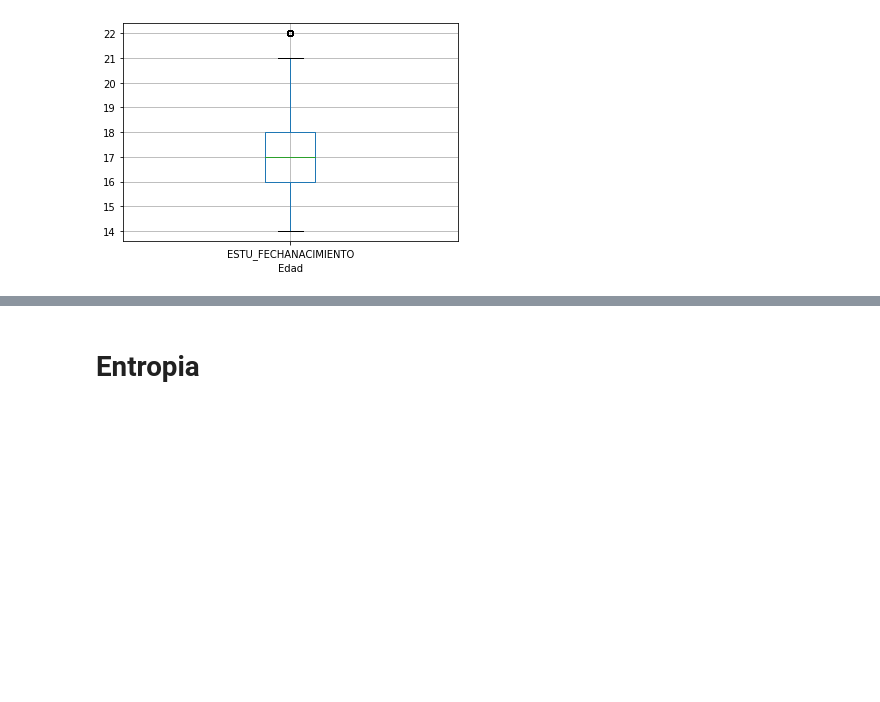
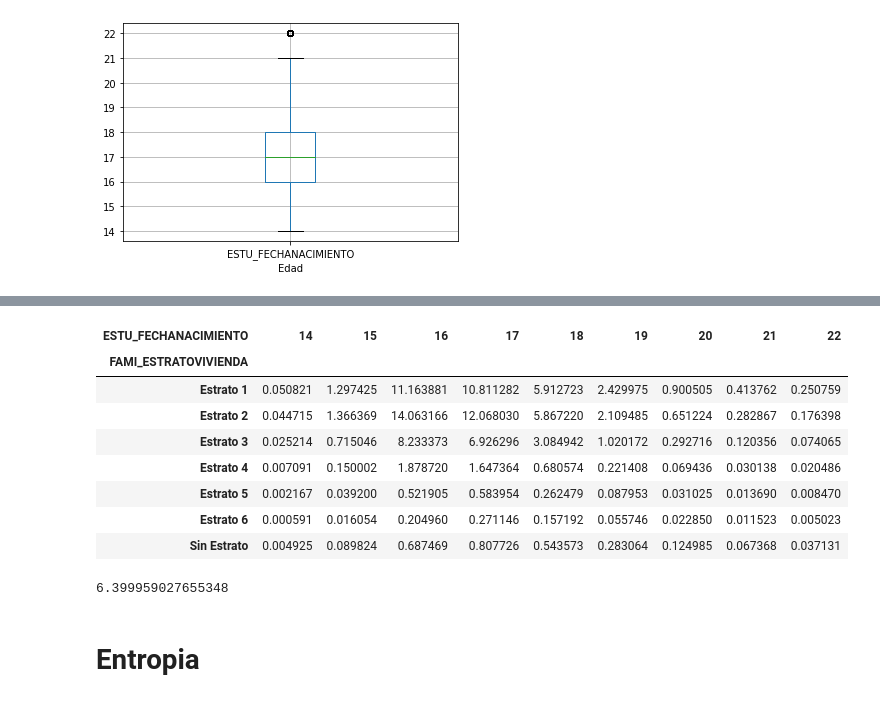
Before and after one commit to dsgantivac/DataMiningProject, a Jupyter notebook: Analisis exploratorio Reduced.ipynb, the cells around one changed output, grey strips where cells are left out. Drawn from its saved outputs; the diff is of its cells as text; code cells hidden in the pictures; blank space fills up the shorter version.

```diff
--- a/Analisis exploratorio Reduced.ipynb
+++ b/Analisis exploratorio Reduced.ipynb
@@ -559,3 +531,19 @@ pd.crosstab(data['FAMI_EDUCACIONPADRE'], [data['FAMI_EDUCACIONMADRE']])/data.sha
+# %%
+pd.crosstab(data['FAMI_ESTRATOVIVIENDA'], [data['ESTU_FECHANACIMIENTO']])/data.shape[0] * 100
+# %% [output]
+| ESTU_FECHANACIMIENTO | 14 | 15 | 16 | 17 | 18 | 19 | 20 | 21 | 22 |
+| FAMI_ESTRATOVIVIENDA |  |  |  |  |  |  |  |  |  |
+| Estrato 1 | 0.050821 | 1.297425 | 11.163881 | 10.811282 | 5.912723 | 2.429975 | 0.900505 | 0.413762 | 0.250759 |
+| Estrato 2 | 0.044715 | 1.366369 | 14.063166 | 12.068030 | 5.867220 | 2.109485 | 0.651224 | 0.282867 | 0.176398 |
+| Estrato 3 | 0.025214 | 0.715046 | 8.233373 | 6.926296 | 3.084942 | 1.020172 | 0.292716 | 0.120356 | 0.074065 |
+| Estrato 4 | 0.007091 | 0.150002 | 1.878720 | 1.647364 | 0.680574 | 0.221408 | 0.069436 | 0.030138 | 0.020486 |
+| Estrato 5 | 0.002167 | 0.039200 | 0.521905 | 0.583954 | 0.262479 | 0.087953 | 0.031025 | 0.013690 | 0.008470 |
+| Estrato 6 | 0.000591 | 0.016054 | 0.204960 | 0.271146 | 0.157192 | 0.055746 | 0.022850 | 0.011523 | 0.005023 |
+| Sin Estrato | 0.004925 | 0.089824 | 0.687469 | 0.807726 | 0.543573 | 0.283064 | 0.124985 | 0.067368 | 0.037131 |
+# %%
+64980/data.shape[0]*100
+# %% [output]
+6.399959027655348
 # %% [markdown]
 # Entropia
 # %%
```
Also changed, not shown: parts of 34 cells of this notebook.
